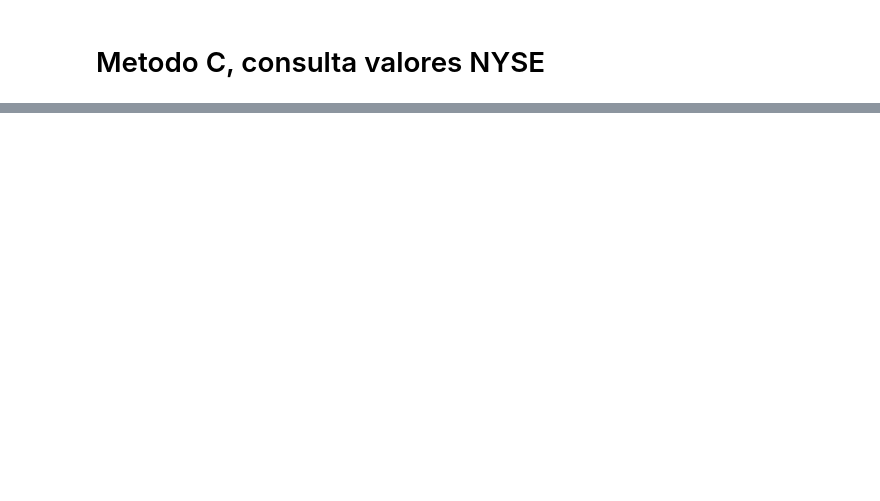
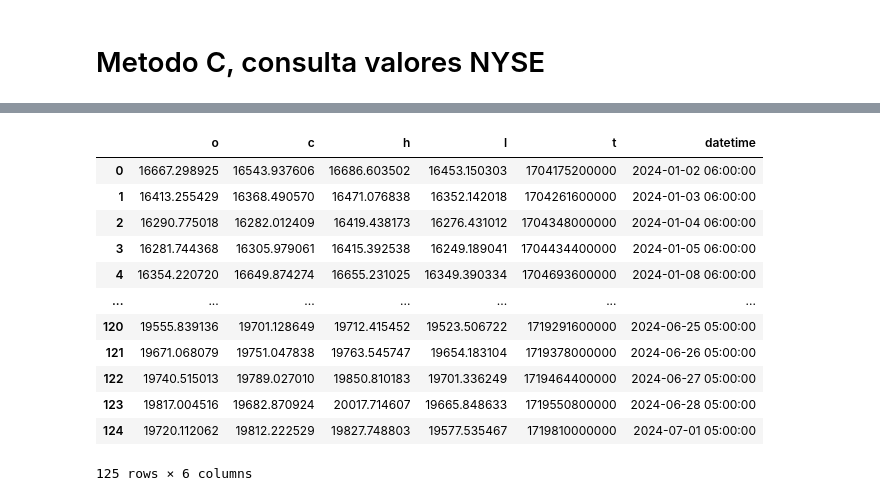
Before and after one commit to josezerda/ETL_Airflow_Pipeline, a Jupyter notebook: binanceAPI_notebook.ipynb, the cells around one changed output, grey strips where cells are left out. Cells and saved outputs as stored; diff of their text form; code cells hidden in the pictures; blank space fills up the shorter version.

```diff
--- a/binanceAPI_notebook.ipynb
+++ b/binanceAPI_notebook.ipynb
@@ -95,0 +103,22 @@ print(data)
+# %%
+import requests
+import pandas as pd
+
+api_key = '9VaBsmf52x12pVfsoLc2nJRc5aymdoCE'
+# Consulta BTC
+#url = 'https://api.polygon.io/v2/aggs/ticker/X:BTCUSD/range/1/day/2024-01-01/2024-07-01?adjusted=true&sort=asc&apiKey=9VaBsmf52x12pVfsoLc2nJRc5aymdoCE'
+#Consulta indice Nasdaq
+url = 'https://api.polygon.io/v2/aggs/ticker/I:NDX/range/1/day/2024-01-01/2024-07-01?sort=asc&apiKey=9VaBsmf52x12pVfsoLc2nJRc5aymdoCE'
+params = {'apiKey': api_key}
+
+response = requests.get(url, params=params)
+data = response.json()
+
+print(data)
+
+
+# Extract the 'results' list
+results = data['results']
+
+# Create a DataFrame from the 'results' list
+df = pd.DataFrame(results)
@@ -95,0 +145,19 @@ print(data)
+# %%
+# Convertir la columna 'timestamp' a datetime
+df['datetime'] = pd.to_datetime(df['t'], unit='ms')
+# %%
+df
+# %% [output]
+|  | o | c | h | l | t | datetime |
+| 0 | 16667.298925 | 16543.937606 | 16686.603502 | 16453.150303 | 1704175200000 | 2024-01-02 06:00:00 |
+| 1 | 16413.255429 | 16368.490570 | 16471.076838 | 16352.142018 | 1704261600000 | 2024-01-03 06:00:00 |
+| 2 | 16290.775018 | 16282.012409 | 16419.438173 | 16276.431012 | 1704348000000 | 2024-01-04 06:00:00 |
+| 3 | 16281.744368 | 16305.979061 | 16415.392538 | 16249.189041 | 1704434400000 | 2024-01-05 06:00:00 |
+| 4 | 16354.220720 | 16649.874274 | 16655.231025 | 16349.390334 | 1704693600000 | 2024-01-08 06:00:00 |
+| ... | ... | ... | ... | ... | ... | ... |
+| 120 | 19555.839136 | 19701.128649 | 19712.415452 | 19523.506722 | 1719291600000 | 2024-06-25 05:00:00 |
+| 121 | 19671.068079 | 19751.047838 | 19763.545747 | 19654.183104 | 1719378000000 | 2024-06-26 05:00:00 |
+| 122 | 19740.515013 | 19789.027010 | 19850.810183 | 19701.336249 | 1719464400000 | 2024-06-27 05:00:00 |
+| 123 | 19817.004516 | 19682.870924 | 20017.714607 | 19665.848633 | 1719550800000 | 2024-06-28 05:00:00 |
+| 124 | 19720.112062 | 19812.222529 | 19827.748803 | 19577.535467 | 1719810000000 | 2024-07-01 05:00:00 |
+125 rows × 6 columns
```
Also changed, not shown: parts of 15 cells of this notebook.
